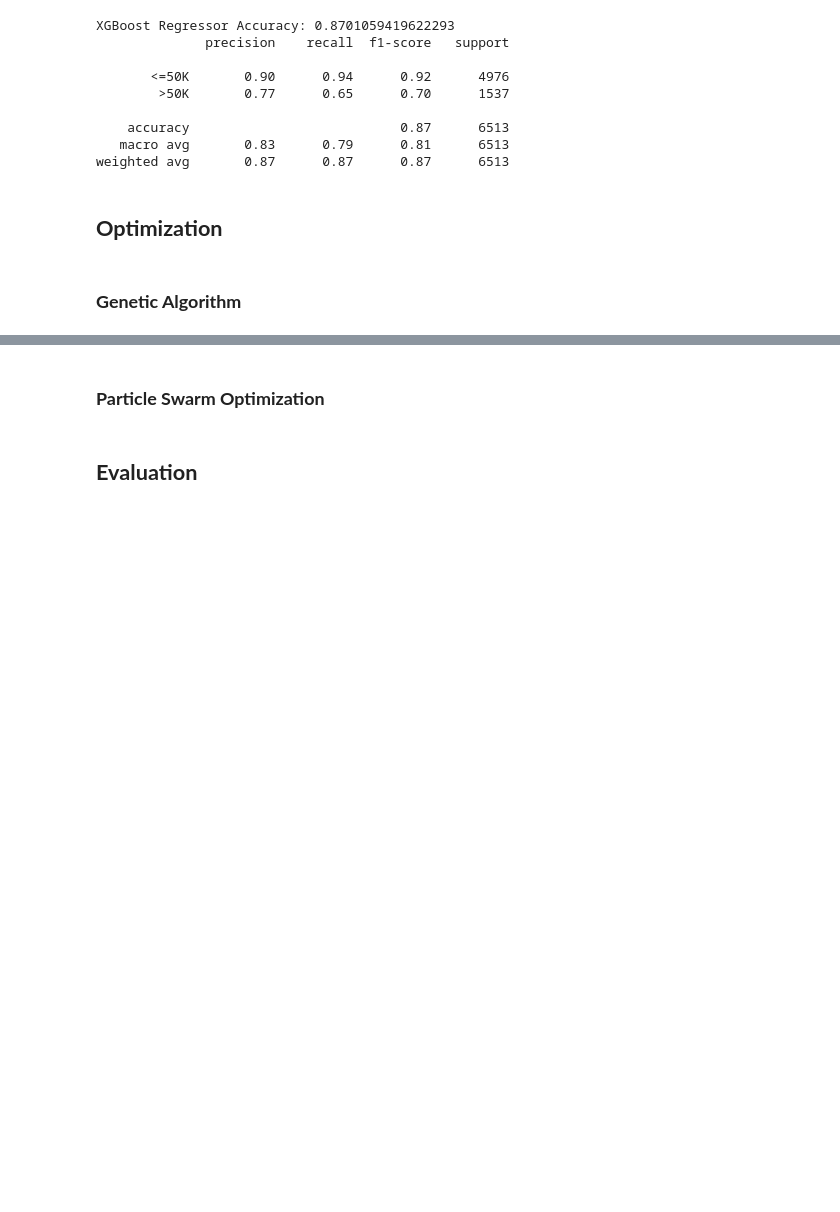
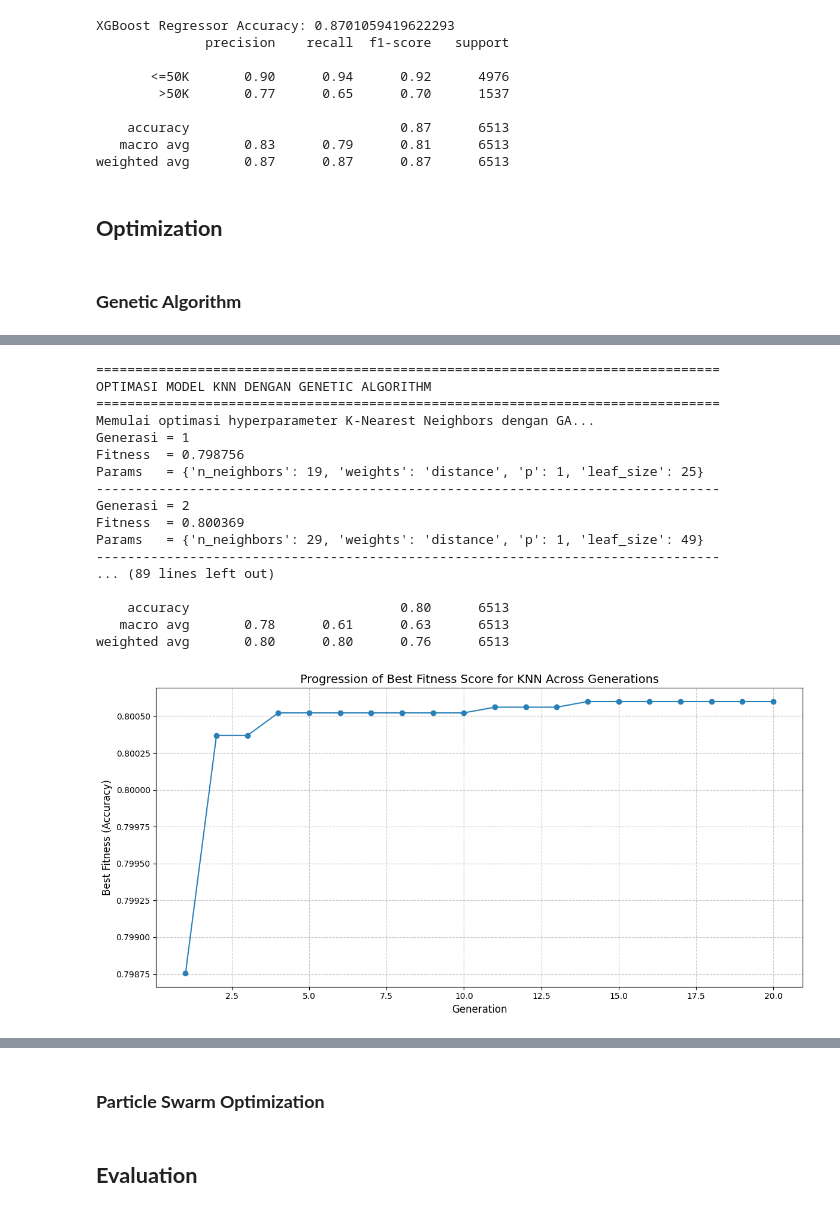
Before and after one commit to vaniaaf20/Adult-Census-Income, a Jupyter notebook: main.ipynb, the cells around one changed output, grey strips where cells are left out. Saved outputs shown, nothing was run; the diff lists cells and outputs as text; code cells hidden in the pictures; blank space fills up the shorter version.

```diff
--- a/main.ipynb
+++ b/main.ipynb
@@ -139,0 +385,57 @@ class FitnessFunction:
+# %%
+# 2. Optimasi KNN
+print("\n\n")
+print("=" * 80)
+print("OPTIMASI MODEL KNN DENGAN GENETIC ALGORITHM")
+print("=" * 80)
+
+knn_tuner = GAHyperparameterTuner(
+    X_train=X_train,
+    y_train=y_train,
+    model_type='knn',  # K-Nearest Neighbors
+    cv=3  # 3-fold cross-validation
+)
+
+# Jalankan optimasi GA untuk KNN
+knn_best_params = knn_tuner.run_optimization(
+    num_generations=20,       # Jumlah generasi
+    num_parents_mating=5,     # Jumlah parent untuk reproduksi
+    sol_per_pop=20,           # Ukuran populasi
+    mutation_probability=0.15 # Probabilitas mutasi
+)
+
+# Dapatkan model KNN terbaik hasil optimasi GA
+knn_best_model = knn_tuner.get_best_model()
+
+# Evaluasi model pada data validasi
+y_pred_knn_ga = knn_best_model.predict(X_val)
+knn_ga_accuracy = accuracy_score(y_val, y_pred_knn_ga)
+
+print("\nHasil evaluasi KNN dengan hyperparameter optimal dari GA:")
+print(f"Accuracy: {knn_ga_accuracy:.4f}")
+print("\nClassification Report:")
+print(classification_report(y_val, y_pred_knn_ga, target_names=target_le.classes_))
+
+# Plot riwayat fitness
+knn_plot = knn_tuner.plot_fitness_history()
+knn_plot.savefig('knn_ga_fitness_history.png', dpi=300, bbox_inches='tight')
+knn_plot.show()
+# %% [output]
+================================================================================
+OPTIMASI MODEL KNN DENGAN GENETIC ALGORITHM
+================================================================================
+Memulai optimasi hyperparameter K-Nearest Neighbors dengan GA...
+Generasi = 1
+Fitness  = 0.798756
+Params   = {'n_neighbors': 19, 'weights': 'distance', 'p': 1, 'leaf_size': 25}
+--------------------------------------------------------------------------------
+Generasi = 2
+Fitness  = 0.800369
+Params   = {'n_neighbors': 29, 'weights': 'distance', 'p': 1, 'leaf_size': 49}
+--------------------------------------------------------------------------------
+... (89 lines left out)
+
+    accuracy                           0.80      6513
+   macro avg       0.78      0.61      0.63      6513
+weighted avg       0.80      0.80      0.76      6513
+[figure, added]
```
Also changed, not shown: parts of 4 cells of this notebook, 3 other files.
